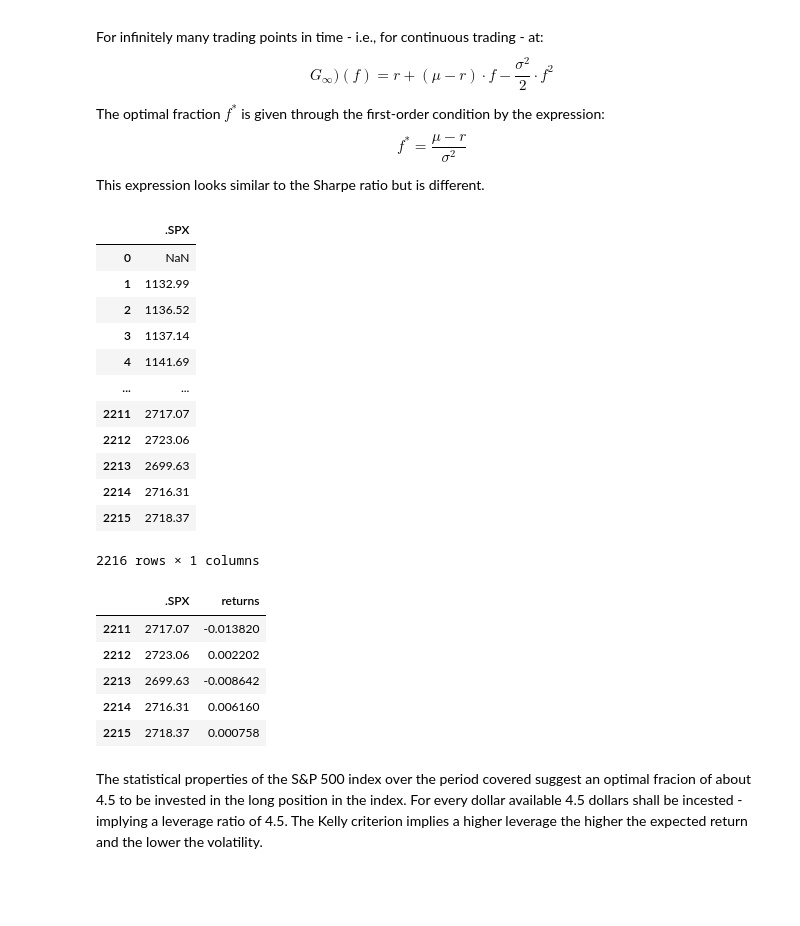
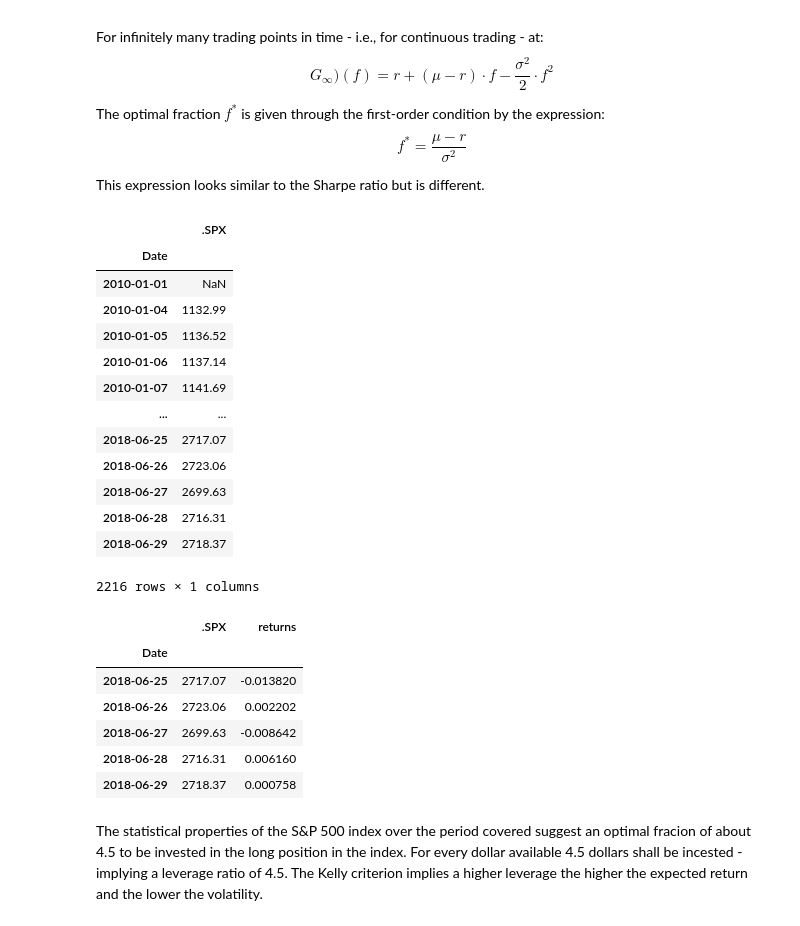
Before and after one commit to ahn283/finance, a Jupyter notebook: python_for_finance/automated_trading.ipynb, the cells around one changed output. Drawn from its saved outputs; the diff is of its cells as text; code cells hidden in the pictures; blank space fills up the shorter version.

```diff
--- a/python_for_finance/automated_trading.ipynb
+++ b/python_for_finance/automated_trading.ipynb
@@ -161,26 +161,27 @@ This expression looks similar to the Sharpe ratio but is different.
 # %%
 # the trading strategy under consideration is simply a passive long position in the S&P 500 index.
 import pandas as pd
 
 
-raw = pd.read_csv('./source/tr_eikon_eod_data.csv')
+raw = pd.read_csv('./source/tr_eikon_eod_data.csv', index_col=0, parse_dates=True)
 symbol = '.SPX'
 
 data = pd.DataFrame(raw[symbol])
 data
 # %% [output]
 |  | .SPX |
-| 0 | NaN |
-| 1 | 1132.99 |
-| 2 | 1136.52 |
-| 3 | 1137.14 |
-| 4 | 1141.69 |
+| Date |  |
+| 2010-01-01 | NaN |
+| 2010-01-04 | 1132.99 |
+| 2010-01-05 | 1136.52 |
+| 2010-01-06 | 1137.14 |
+| 2010-01-07 | 1141.69 |
 | ... | ... |
-| 2211 | 2717.07 |
-| 2212 | 2723.06 |
-| 2213 | 2699.63 |
-| 2214 | 2716.31 |
-| 2215 | 2718.37 |
+| 2018-06-25 | 2717.07 |
+| 2018-06-26 | 2723.06 |
+| 2018-06-27 | 2699.63 |
+| 2018-06-28 | 2716.31 |
+| 2018-06-29 | 2718.37 |
 2216 rows × 1 columns
 # %%
 data['returns'] = np.log(data / data.shift(1))
@@ -189,11 +190,12 @@ data.dropna(inplace=True)
 data.tail()
 # %% [output]
 |  | .SPX | returns |
-| 2211 | 2717.07 | -0.013820 |
-| 2212 | 2723.06 | 0.002202 |
-| 2213 | 2699.63 | -0.008642 |
-| 2214 | 2716.31 | 0.006160 |
-| 2215 | 2718.37 | 0.000758 |
+| Date |  |  |
+| 2018-06-25 | 2717.07 | -0.013820 |
+| 2018-06-26 | 2723.06 | 0.002202 |
+| 2018-06-27 | 2699.63 | -0.008642 |
+| 2018-06-28 | 2716.31 | 0.006160 |
+| 2018-06-29 | 2718.37 | 0.000758 |
 # %% [markdown]
 The statistical properties of the S&P 500 index over the period covered suggest an optimal fracion of about 4.5 to be invested in the long position in the index. For every dollar available 4.5 dollars shall be incested - implying a leverage ratio of 4.5. The Kelly criterion implies a higher leverage the higher the expected return and the lower the volatility.
 # %%
```
Also changed, not shown: parts of 2 cells of this notebook.
